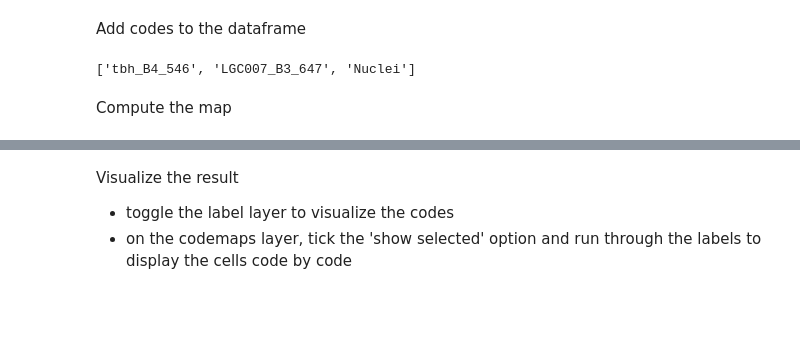
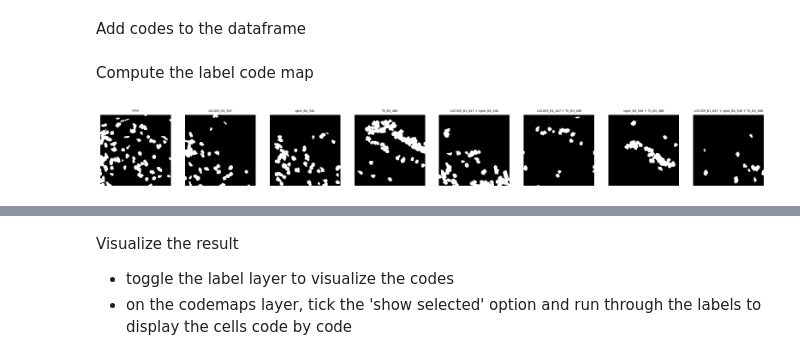
Before and after one commit to jboulanger/fish-octopus, a Jupyter notebook: 4_Visualization.ipynb, the cells around one changed output, grey strips where cells are left out. Drawn from its saved outputs; the diff is of its cells as text; code cells hidden in the pictures; blank space fills up the shorter version.

```diff
--- a/4_Visualization.ipynb
+++ b/4_Visualization.ipynb
@@ -161,14 +183,3 @@ df = df[ df['code id'] !=0 ]
-# %%
-#def map_channels_names(channels):
-
-#map_channels_names()
-get_measurement_channels(row.to_frame().T,'channel')
-#row[f'channel{k+1}']
-names = {f'c{k}':row[f'channel{k+1}'] for k in range(4)}
-channels = ['c0','c1','c3']
-[names[c] for c in channels]
-# %% [output]
-['tbh_B4_546', 'LGC007_B3_647', 'Nuclei']
 # %% [markdown]
-Compute the map
+Compute the label code map
 # %%
@@ -175,0 +187,11 @@ codemaps, features = create_codemaps(labels, df, decoder)
+# %%
+maps, names = create_maps(labels, df, decoder)
+# %%
+fig, ax = plt.subplots(1,len(names),figsize=(20,5))
+for k in range(len(names)):
+    ax[k].imshow(np.amax(maps[k,:,::4,::4],0), cmap='gray')
+    ax[k].set(title=names[k])
+    ax[k].title.set_fontsize(5)
+    ax[k].set_axis_off()
+# %% [output]
+[figure, added]
```
Also changed, not shown: parts of 21 cells of this notebook, 2 other files.
